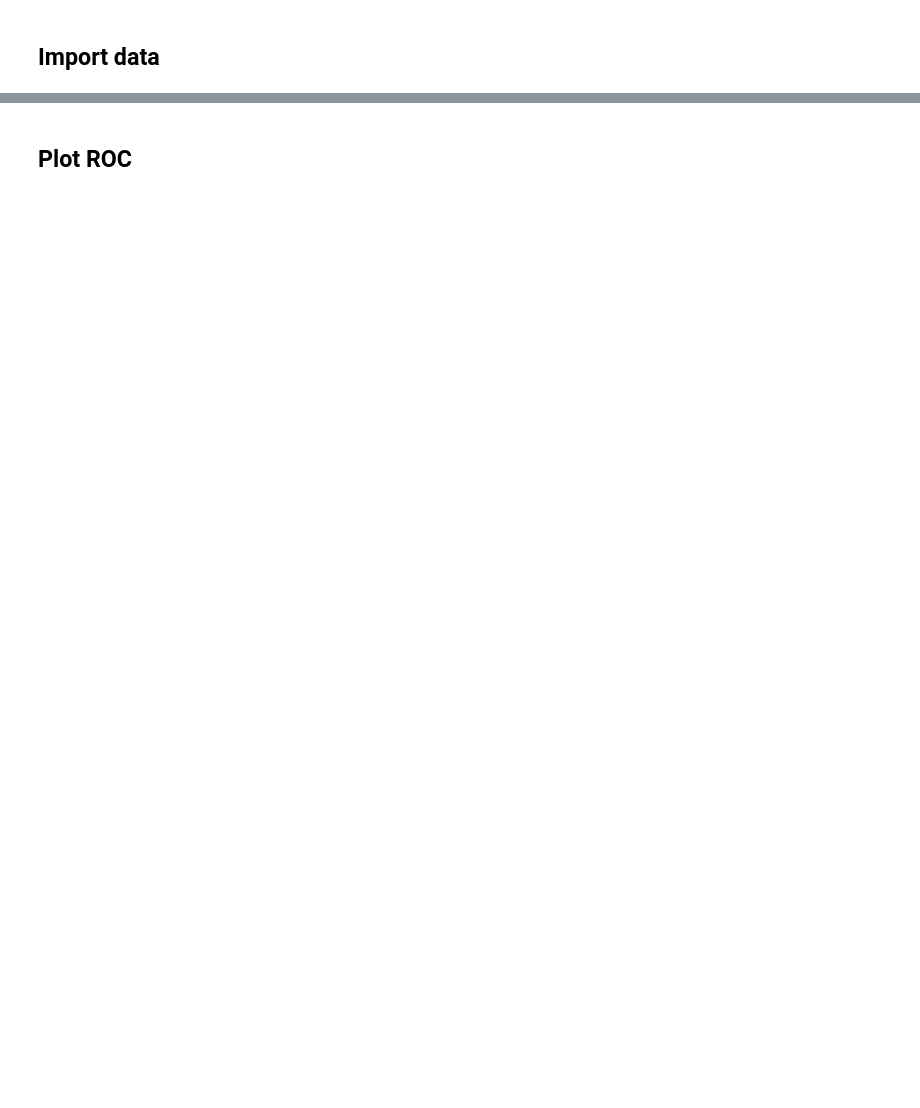
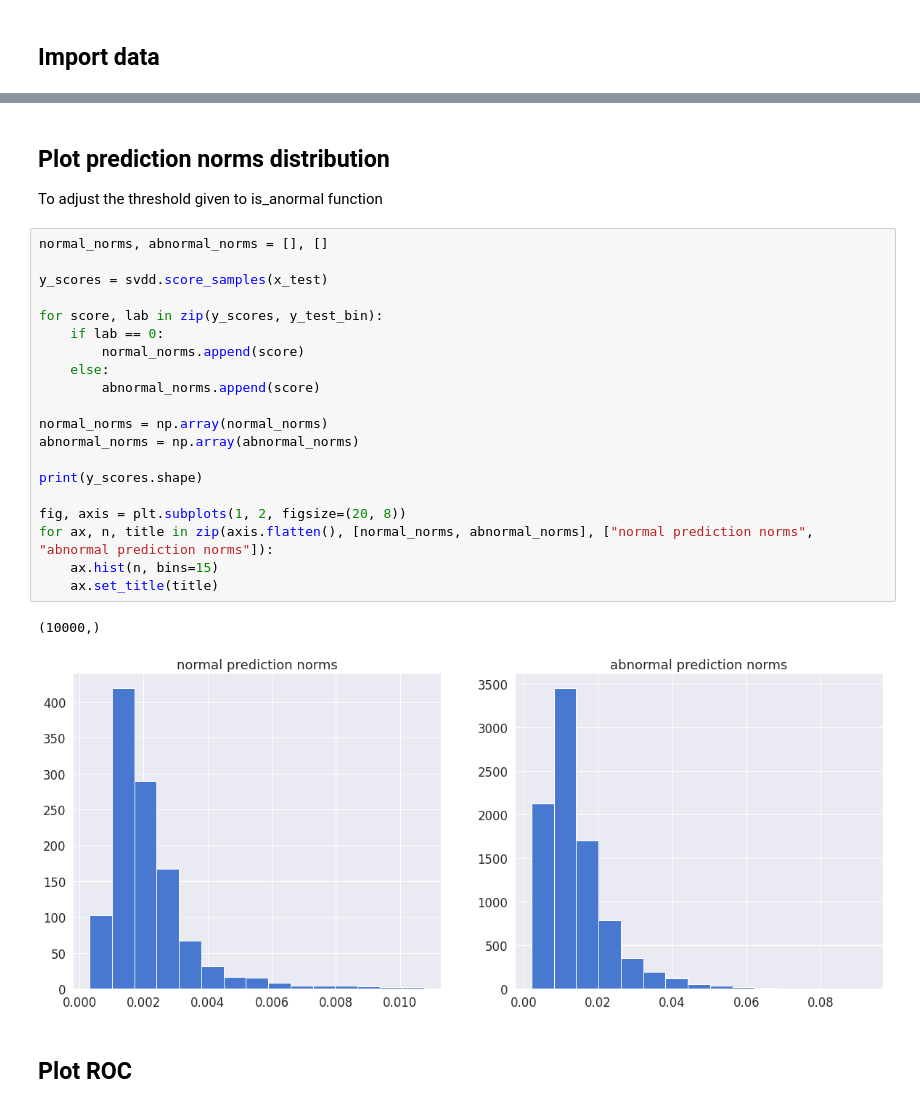
Before and after one commit to hugovaysset/MNIST_UAD, a Jupyter notebook: MNIST_one_vs_all/deep_svdd.ipynb, the cells around one changed output, grey strips where cells are left out. Drawn from its saved outputs; the diff is of its cells as text; blank space fills up the shorter version.

```diff
--- a/MNIST_one_vs_all/deep_svdd.ipynb
+++ b/MNIST_one_vs_all/deep_svdd.ipynb
@@ -211,3 +263,30 @@ y_pred = svdd.is_anormal(x_test, im_threshold=0.5)
+# %% [markdown]
+## Plot prediction norms distribution
+
+To adjust the threshold given to is_anormal function
+# %%
+normal_norms, abnormal_norms = [], []
+
+y_scores = svdd.score_samples(x_test)
+
+for score, lab in zip(y_scores, y_test_bin):
+    if lab == 0:
+        normal_norms.append(score)
+    else:
+        abnormal_norms.append(score)
+
+normal_norms = np.array(normal_norms)
+abnormal_norms = np.array(abnormal_norms)
+
+print(y_scores.shape)
+
+fig, axis = plt.subplots(1, 2, figsize=(20, 8))
+for ax, n, title in zip(axis.flatten(), [normal_norms, abnormal_norms], ["normal prediction norms", "abnormal prediction norms"]):
+    ax.hist(n, bins=15)
+    ax.set_title(title)
+# %% [output]
+(10000,)
+[figure, added]
 # %% [markdown]
 ## Plot ROC
 # %%
```
Also changed, not shown: parts of 15 cells of this notebook.
